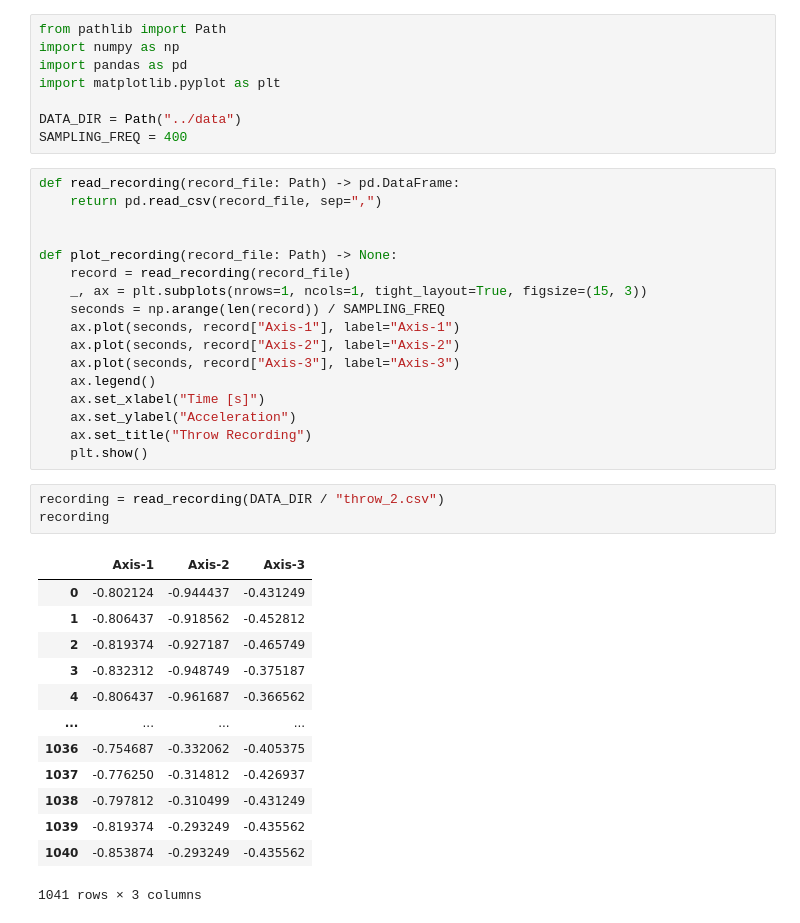
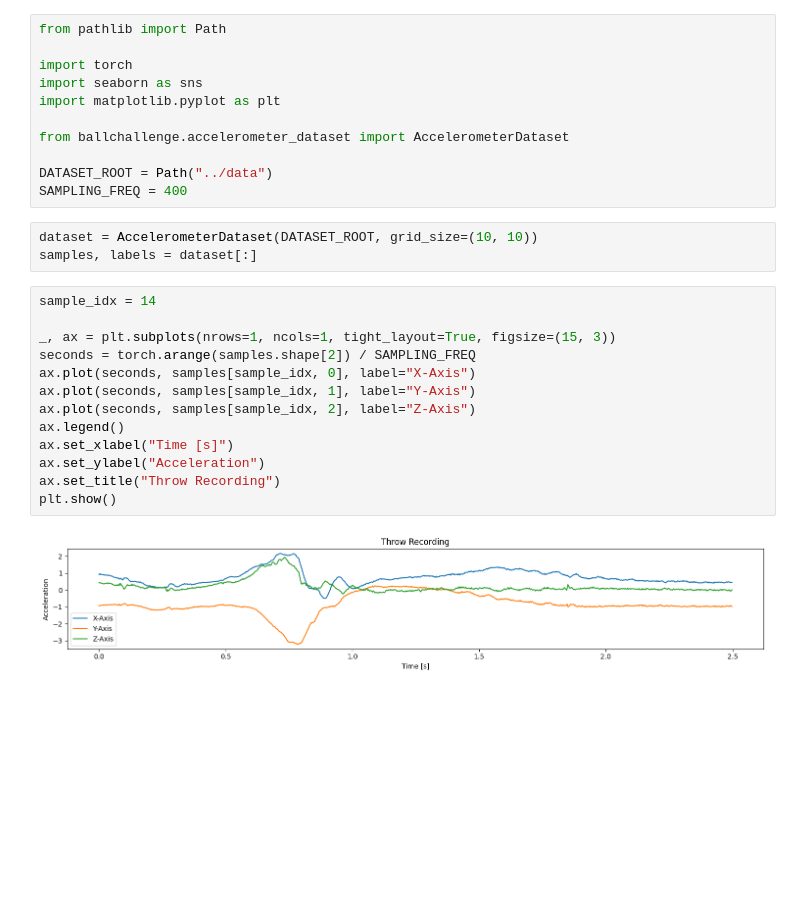
Before and after one commit to es-ude/BallChallenge, a Jupyter notebook: ml_resources/data_exploration.ipynb, the cells around one changed output. Saved outputs shown, nothing was run; the diff lists cells and outputs as text; blank space fills up the shorter version.

Commit message:
integrate real acceleromenter dataset
Signed-off-by: Julian Hoever <julianhoever@posteo.de>

```diff
--- a/ml_resources/data_exploration.ipynb
+++ b/ml_resources/data_exploration.ipynb
@@ -1,42 +1,29 @@
 # %%
 from pathlib import Path
-import numpy as np
-import pandas as pd
+
+import torch
+import seaborn as sns
 import matplotlib.pyplot as plt
 
-DATA_DIR = Path("../data")
+from ballchallenge.accelerometer_dataset import AccelerometerDataset
+
+DATASET_ROOT = Path("../data")
 SAMPLING_FREQ = 400
+# %%
+dataset = AccelerometerDataset(DATASET_ROOT, grid_size=(10, 10))
+samples, labels = dataset[:]
 # %%
-def read_recording(record_file: Path) -> pd.DataFrame:
-    return pd.read_csv(record_file, sep=",")
+sample_idx = 14
 
-
-def plot_recording(record_file: Path) -> None:
-    record = read_recording(record_file)
-    _, ax = plt.subplots(nrows=1, ncols=1, tight_layout=True, figsize=(15, 3))
-    seconds = np.arange(len(record)) / SAMPLING_FREQ
-    ax.plot(seconds, record["Axis-1"], label="Axis-1")
-    ax.plot(seconds, record["Axis-2"], label="Axis-2")
-    ax.plot(seconds, record["Axis-3"], label="Axis-3")
-    ax.legend()
-    ax.set_xlabel("Time [s]")
-    ax.set_ylabel("Acceleration")
-    ax.set_title("Throw Recording")
-    plt.show()
+_, ax = plt.subplots(nrows=1, ncols=1, tight_layout=True, figsize=(15, 3))
+seconds = torch.arange(samples.shape[2]) / SAMPLING_FREQ
+ax.plot(seconds, samples[sample_idx, 0], label="X-Axis")
+ax.plot(seconds, samples[sample_idx, 1], label="Y-Axis")
+ax.plot(seconds, samples[sample_idx, 2], label="Z-Axis")
+ax.legend()
+ax.set_xlabel("Time [s]")
+ax.set_ylabel("Acceleration")
+ax.set_title("Throw Recording")
+plt.show()
+# %% [output]
+[figure, added]
-# %%
-recording = read_recording(DATA_DIR / "throw_2.csv")
-recording
-# %% [output]
-|  | Axis-1 | Axis-2 | Axis-3 |
-| 0 | -0.802124 | -0.944437 | -0.431249 |
-| 1 | -0.806437 | -0.918562 | -0.452812 |
-| 2 | -0.819374 | -0.927187 | -0.465749 |
-| 3 | -0.832312 | -0.948749 | -0.375187 |
-| 4 | -0.806437 | -0.961687 | -0.366562 |
-| ... | ... | ... | ... |
-| 1036 | -0.754687 | -0.332062 | -0.405375 |
-| 1037 | -0.776250 | -0.314812 | -0.426937 |
-| 1038 | -0.797812 | -0.310499 | -0.431249 |
-| 1039 | -0.819374 | -0.293249 | -0.435562 |
-| 1040 | -0.853874 | -0.293249 | -0.435562 |
-1041 rows × 3 columns
```
Also changed, not shown: parts of 2 cells of this notebook, 4 other files.
